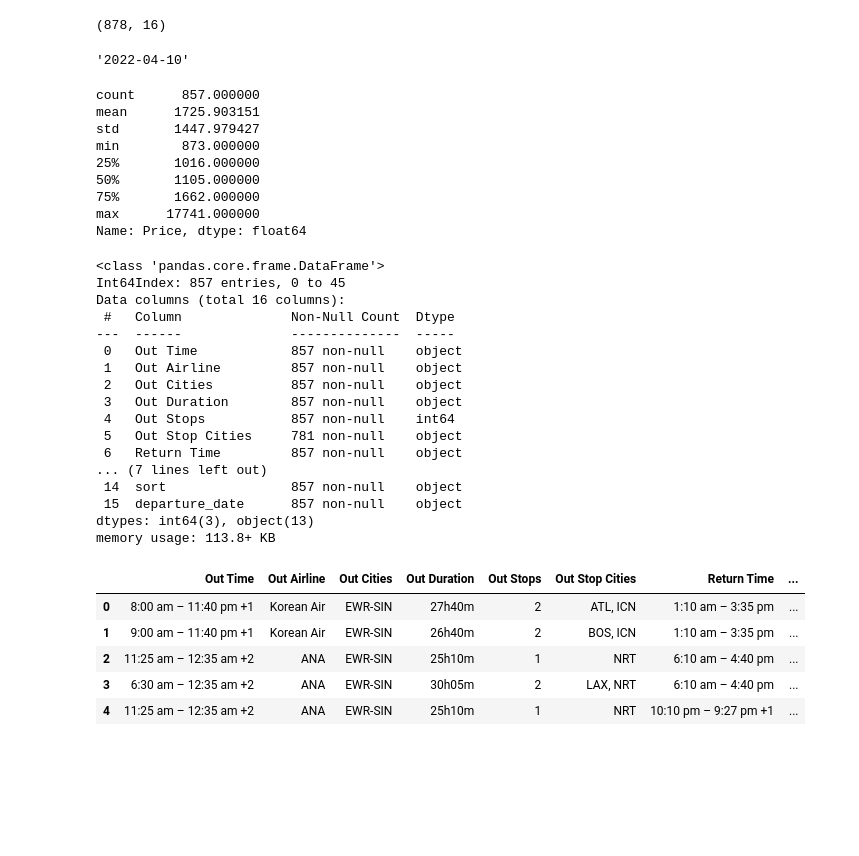
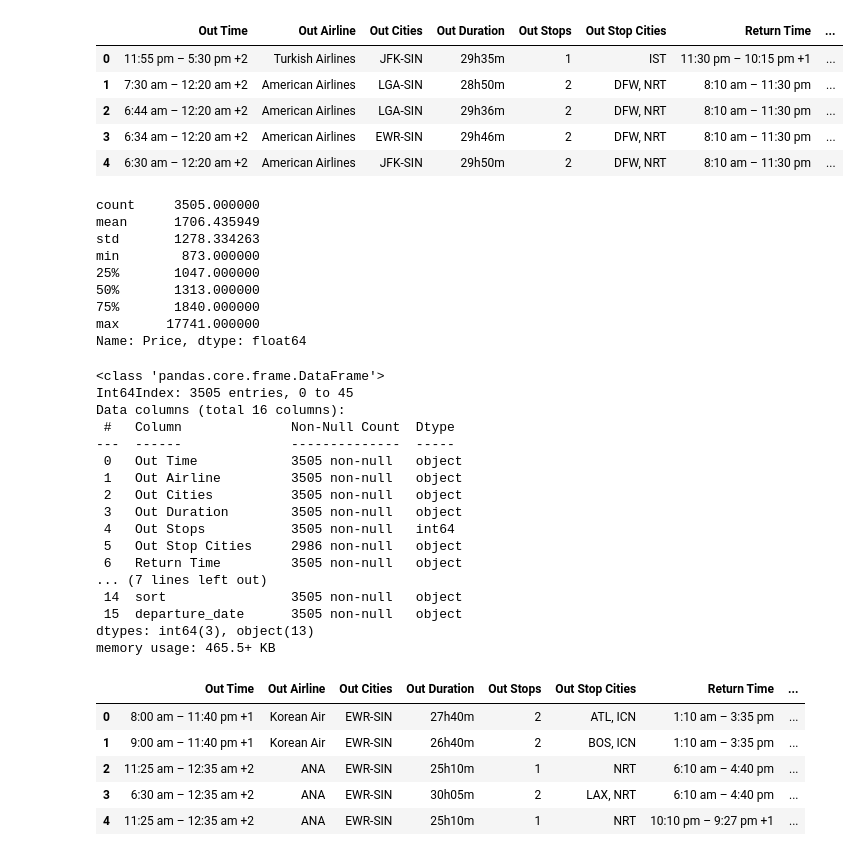
Before and after one commit to cjunhyuk/Kayak_Price_Analysis, a Jupyter notebook: EDA and Data Cleaning.ipynb, the cells around one changed output. Drawn from its saved outputs; the diff is of its cells as text; code cells hidden in the pictures; blank space fills up the shorter version.

```diff
--- a/EDA and Data Cleaning.ipynb
+++ b/EDA and Data Cleaning.ipynb
@@ -2,26 +19,3 @@
 import pandas as pd
 import numpy as np
 import zipfile
-# %%
-zf = zipfile.ZipFile('data2.zip')
-# if you want to see all files inside zip folder
-zf.namelist()
-# now read your csv file
-
-masterdf = pd.DataFrame()
-n = 0
-
-#Iterate through files in zip file
-for zipfilename in zf.namelist():
-
-    #Read contents of the file
-    df = pd.read_csv(zf.open(zipfilename))
-    df['departure_date'] = zipfilename[-28:-18]
-    #Break up contents into list and process
-
-    masterdf = masterdf.append(df)
-    n += 1
-masterdf.shape
-# df = pd.read_csv(zf.open('masterdf.csv'))
-# %% [output]
-(878, 16)
@@ -28,39 +45,46 @@ masterdf.shape
+# %%
+NYC_df.head()
+# %% [output]
+|  | Out Time | Out Airline | Out Cities | Out Duration | Out Stops | Out Stop Cities | Return Time | ... |
+| 0 | 11:55 pm – 5:30 pm +2 | Turkish Airlines | JFK‐SIN | 29h35m | 1 | IST | 11:30 pm – 10:15 pm +1 | ... |
+| 1 | 7:30 am – 12:20 am +2 | American Airlines | LGA‐SIN | 28h50m | 2 | DFW, NRT | 8:10 am – 11:30 pm | ... |
+| 2 | 6:44 am – 12:20 am +2 | American Airlines | LGA‐SIN | 29h36m | 2 | DFW, NRT | 8:10 am – 11:30 pm | ... |
+| 3 | 6:34 am – 12:20 am +2 | American Airlines | EWR‐SIN | 29h46m | 2 | DFW, NRT | 8:10 am – 11:30 pm | ... |
+| 4 | 6:30 am – 12:20 am +2 | American Airlines | JFK‐SIN | 29h50m | 2 | DFW, NRT | 8:10 am – 11:30 pm | ... |
 # %%
-zf.namelist()[0][-28:-18]
+# zf.namelist()[0][-28:-18]
 # zf.namelist()[0][-23:-18]
-# %% [output]
-'2022-04-10'
 # %%
-masterdf.drop_duplicates(inplace=True)
-masterdf['Price'].describe()
+EWR_df.drop_duplicates(inplace=True)
+EWR_df['Price'].describe()
 # %% [output]
-count      857.000000
-mean      1725.903151
-std       1447.979427
+count     3505.000000
+mean      1706.435949
+std       1278.334263
 min        873.000000
-25%       1016.000000
-50%       1105.000000
-75%       1662.000000
+25%       1047.000000
+50%       1313.000000
+75%       1840.000000
 max      17741.000000
 Name: Price, dtype: float64
 # %%
-masterdf.info()
+EWR_df.info()
 # %% [output]
 <class 'pandas.core.frame.DataFrame'>
-Int64Index: 857 entries, 0 to 45
+Int64Index: 3505 entries, 0 to 45
 Data columns (total 16 columns):
  #   Column              Non-Null Count  Dtype
 ---  ------              --------------  -----
- 0   Out Time            857 non-null    object
- 1   Out Airline         857 non-null    object
- 2   Out Cities          857 non-null    object
- 3   Out Duration        857 non-null    object
- 4   Out Stops           857 non-null    int64
- 5   Out Stop Cities     781 non-null    object
- 6   Return Time         857 non-null    object
+ 0   Out Time            3505 non-null   object
+ 1   Out Airline         3505 non-null   object
+ 2   Out Cities          3505 non-null   object
+ 3   Out Duration        3505 non-null   object
+ 4   Out Stops           3505 non-null   int64
+ 5   Out Stop Cities     2986 non-null   object
+ 6   Return Time         3505 non-null   object
 ... (7 lines left out)
- 14  sort                857 non-null    object
- 15  departure_date      857 non-null    object
+ 14  sort                3505 non-null   object
+ 15  departure_date      3505 non-null   object
 dtypes: int64(3), object(13)
-memory usage: 113.8+ KB
+memory usage: 465.5+ KB
 # %%
```
Also changed, not shown: parts of 9 cells of this notebook, 1 other file.
